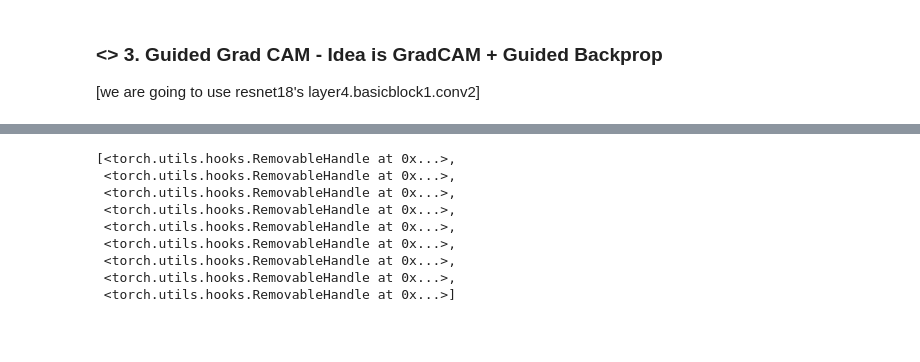
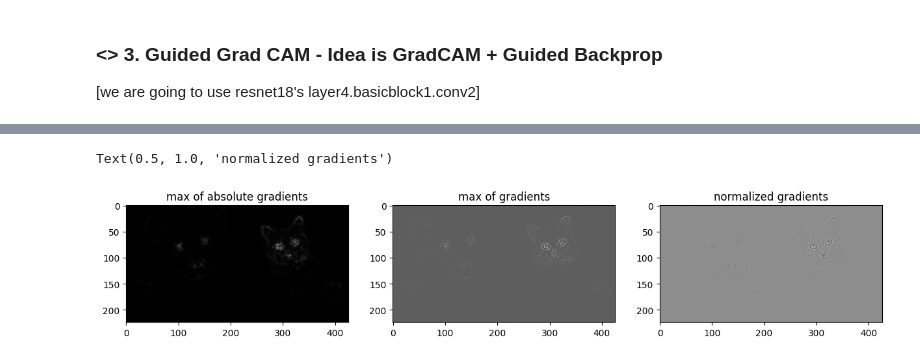
Before and after one commit to tutorials101/gradCAM, a Jupyter notebook: visualizations.ipynb, the cells around one changed output, grey strips where cells are left out. Saved outputs shown, nothing was run; the diff lists cells and outputs as text; code cells hidden in the pictures; blank space fills up the shorter version.

```diff
--- a/visualizations.ipynb
+++ b/visualizations.ipynb
@@ -319,6 +330,7 @@ net.eval()
 def guided_backprop(module, grads_in, grads_out):
   return (torch.clamp(grads_in[0],min=0.0), )
 
+
 handles = []
 for module in net.modules():
   if isinstance(module, torch.nn.ReLU):
@@ -328,21 +340,14 @@ for module in net.modules():
 scores = net(input.unsqueeze(0))
 scores[:, class_idx].backward()
 
-for handle in handles:
+while handles:
+  handle = handles.pop()
   handle.remove()
 
-grad, t = input.grad.abs().max(dim=0)
+grad = input.grad.clone()
+map1, _ = grad.abs().max(dim=0)
+map2, _ = grad.max(dim=0)
+map3 = grad.permute([1,2,0])
+map3 = (map3 - map3.min())/(map3.max()-map3.min())
 
 _ = input.grad.zero_() #otherwise pytorch will accumulate gradients
-# %%
-handles
-# %% [output]
-[<torch.utils.hooks.RemovableHandle at 0x...>,
- <torch.utils.hooks.RemovableHandle at 0x...>,
- <torch.utils.hooks.RemovableHandle at 0x...>,
- <torch.utils.hooks.RemovableHandle at 0x...>,
- <torch.utils.hooks.RemovableHandle at 0x...>,
- <torch.utils.hooks.RemovableHandle at 0x...>,
- <torch.utils.hooks.RemovableHandle at 0x...>,
- <torch.utils.hooks.RemovableHandle at 0x...>,
- <torch.utils.hooks.RemovableHandle at 0x...>]
@@ -369,0 +354,11 @@ plt.imshow(deprocess_image(torch.nn.functional.relu(input.grad.detach()).numpy()
+# %%
+fig, ax = plt.subplots(1,3, figsize=(15,20))
+ax[0].imshow(map1, cmap='gray')
+ax[0].set_title("max of absolute gradients")
+ax[1].imshow(map2, cmap='gray')
+ax[1].set_title("max of gradients")
+ax[2].imshow(map3, cmap='gray')
+ax[2].set_title("normalized gradients")
+# %% [output]
+Text(0.5, 1.0, 'normalized gradients')
+[figure, added]
```
Also changed, not shown: parts of 10 cells of this notebook.
